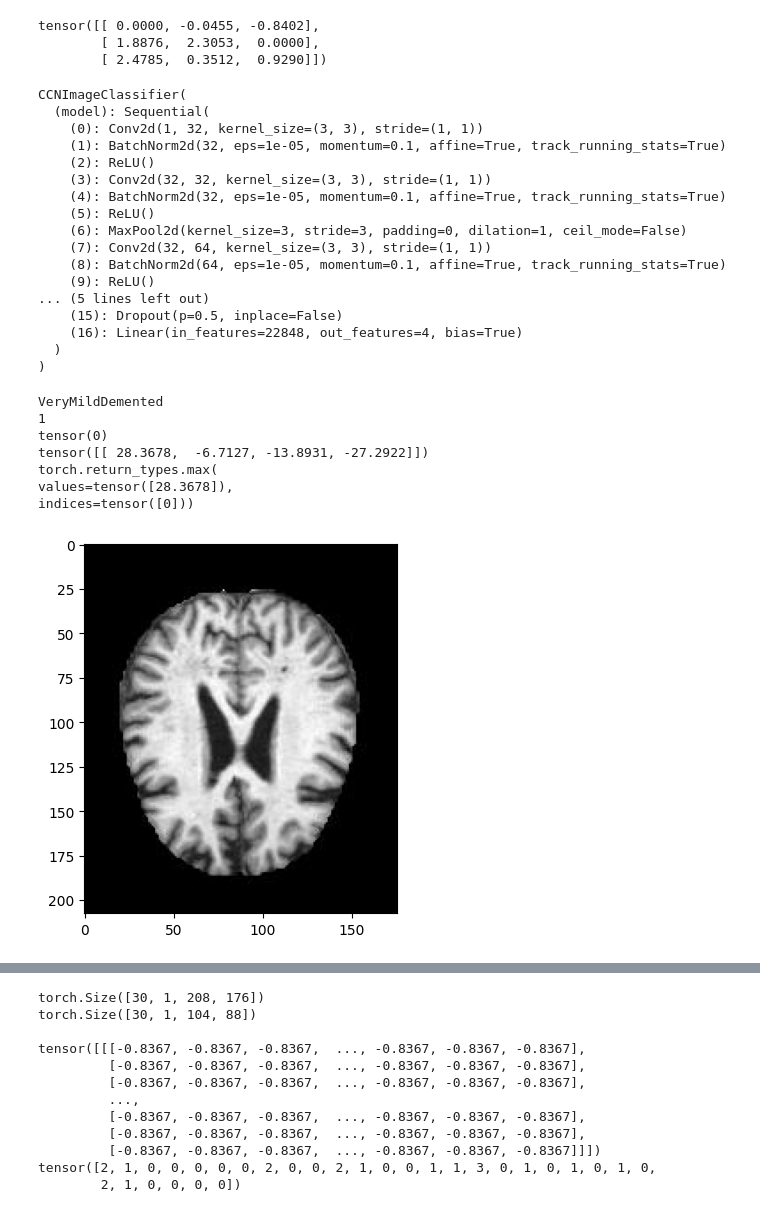
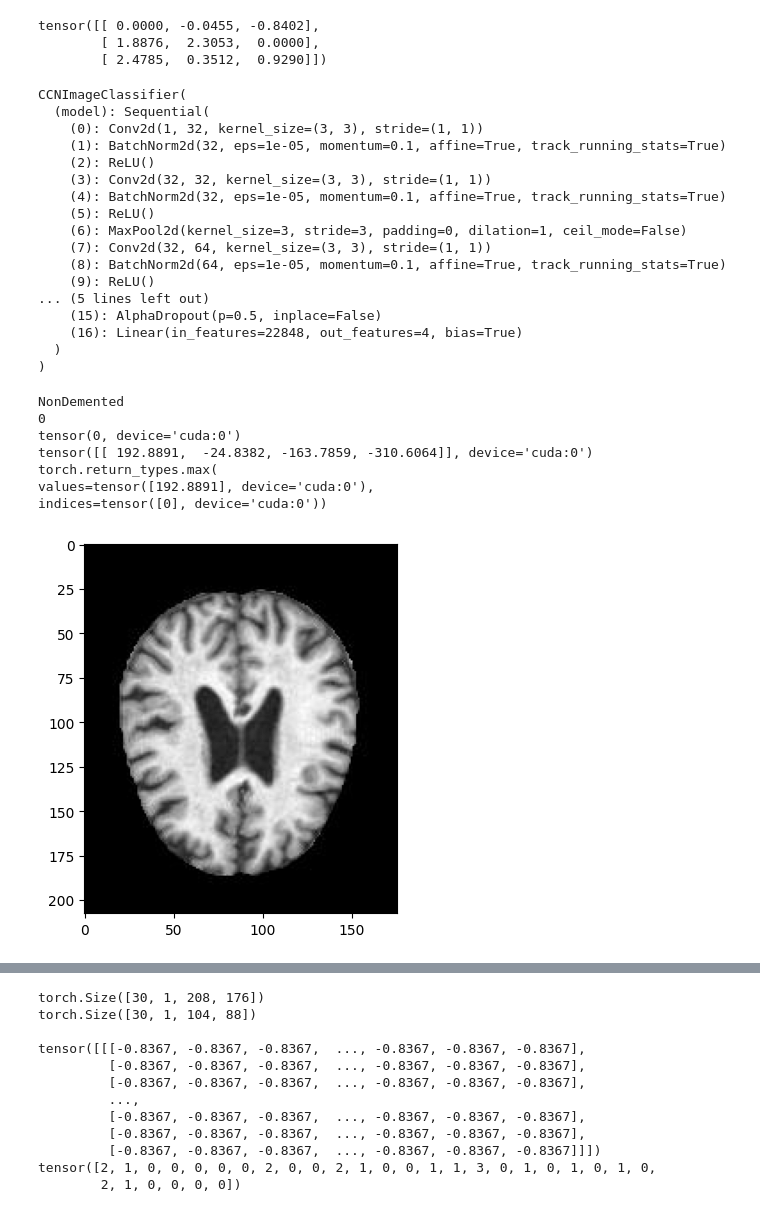
Before and after one commit to RBosso/Prediction-of-Alzheimers-Severity-Using-Machine-Learning-Methods, a Jupyter notebook: Alzheimer_Prediction.ipynb, the cells around one changed output, grey strips where cells are left out. Cells and saved outputs as stored; diff of their text form; code cells hidden in the pictures.

```diff
--- a/Alzheimer_Prediction.ipynb
+++ b/Alzheimer_Prediction.ipynb
@@ -291,7 +307,8 @@ class CCNImageClassifier(torch.nn.Module):
             # torch.nn.BatchNorm2d(64),
 
             torch.nn.Flatten(),
-            torch.nn.Dropout(0.5),
+            # torch.nn.Dropout(0.6),
+            torch.nn.AlphaDropout(0.4),
             torch.nn.Linear(64*21*17, 4), #64*48*40
             # torch.nn.ReLU(),
             # # torch.nn.BatchNorm1d(30720),
@@ -309,7 +326,7 @@ class CCNImageClassifier(torch.nn.Module):
         return self.model(x)
 
 # Instance of the  convolutional neural network, loss, optimizer
-clf = CCNImageClassifier().to('cpu')
+clf = CCNImageClassifier().to(device)
 opt = Adam(clf.parameters(), lr=1e-3)
 loss_fn = torch.nn.CrossEntropyLoss()
 
@@ -321,10 +338,18 @@ if __name__ == "__main__":
     for epoch in range(25): # train for 20 epochs
         total_correct = 0
         total_samples = 0
+        clf.train()
+
+        if clf.training:
+            # it's in train mode
+            print("Now Training Epoch", epoch)
+        else:
+            # it's in eval mode
+            print("Not Working")
 
         for batch in train_dataloader:
             X,y = batch
-            X, y = X.float().to('cpu'), y.to('cpu') #Input tensor values are translated to float variables to match bias variable type
+            X, y = X.float().to(device), y.to(device) #Input tensor values are translated to float variables to match bias variable type
             yhat = clf(X)
             loss = loss_fn(yhat, y)
 
@@ -341,13 +366,24 @@ if __name__ == "__main__":
         Accuracy = total_correct / total_samples *100
         EpochAccuracy.append(Accuracy)
 
+        clf.eval()
+
         #Validation Tracking
         with torch.no_grad():  # deactivate autograd engine to reduce memory usage and speed up computations
             valid_correct = 0
             valid_samples = 0
+
+            if clf.training:
+            # it's in train mode
+                print("Still Training, validation interference")
+            else:
+                print("Now validating at Epoch", epoch) #Confirms that validation data is not impacting training process
+            # it's in eval mode
+
+
             for data in test_dataloader:
                 X_valid,y_valid = data  # replace 'device' with your device, e.g., 'cuda' or 'cpu'
-                X_valid, y_valid = X_valid.float().to('cpu'), y_valid.to('cpu')
+                X_valid, y_valid = X_valid.float().to(device), y_valid.to(device)
 
                 valid_outputs = clf(X_valid)
                 # Calculate Classification Training Accuracy
@@ -362,5 +398,6 @@ if __name__ == "__main__":
 
         print(f"Epoch:{epoch} loss is {loss.item()}, Training Accuracy is {Accuracy: .2f}% , Validation Accuracy is {ValidationAccuracy: .2f}%")
 
-    torch.save(clf.state_dict(), "C:/Users/ricky/model_state.pt") #Saves model
+    # torch.save(clf.state_dict(), "C:/Users/ricky/model_state.pt") #Saves model
+    torch.save(clf.state_dict(), "/content/model_state.pt") #Saves model
 # %% [output]
@@ -448,7 +486,7 @@ class CCNImageClassifier(torch.nn.Module):
             # torch.nn.BatchNorm2d(64),
 
             torch.nn.Flatten(),
-            torch.nn.Dropout(0.5),
+            torch.nn.AlphaDropout(0.5),
             torch.nn.Linear(64*21*17, 4), #64*48*40
             # torch.nn.ReLU(),
             # # torch.nn.BatchNorm1d(30720),
@@ -466,12 +504,13 @@ class CCNImageClassifier(torch.nn.Module):
         return self.model(x)
 
 # Instance of the  convolutional neural network, loss, optimizer
-clf = CCNImageClassifier().to('cpu')
+clf = CCNImageClassifier().to(device)
 # opt = Adam(clf.parameters(), lr=1e-3)
 # loss_fn = torch.nn.CrossEntropyLoss()
 
 #Later to restore:
-clf.load_state_dict(torch.load("C:/Users/ricky/model_state.pt"))
+clf.load_state_dict(torch.load("/content/model_state.pt"))
+# clf.load_state_dict(torch.load("C:/Users/ricky/model_state.pt"))
 clf.eval()
 # %% [output]
 CCNImageClassifier(
@@ -487,7 +526,7 @@ CCNImageClassifier(
     (8): BatchNorm2d(64, eps=1e-05, momentum=0.1, affine=True, track_running_stats=True)
     (9): ReLU()
 ... (5 lines left out)
-    (15): Dropout(p=0.5, inplace=False)
+    (15): AlphaDropout(p=0.5, inplace=False)
     (16): Linear(in_features=22848, out_features=4, bias=True)
   )
 )
@@ -502,7 +541,7 @@ test_img = cv.imread(testing_images[test_number][1],0)
 
 norm_read = (test_img - test_img.mean())/test_img.std() #Normalizes the input data read from the grayscale image range
 
-test_tensor = ToTensor()(test_img).unsqueeze(0).to('cpu')
+test_tensor = ToTensor()(test_img).unsqueeze(0).to(device)
 
 print(testing_images[test_number][0])
 print(classes.index(testing_images[test_number][0]))
@@ -522,39 +561,39 @@ with torch.no_grad():  # deactivate autograd engine to reduce memory usage and s
     total_samples = 0
     for data in train_dataloader:
         X,y = data
-        X, y = X.float().to('cpu'), y.to('cpu')
+        X, y = X.float().to(device), y.to(device)
 
         outputs = clf(X)
         # Calculate Classification Training Accuracy
         _, predicted = outputs.max(1)
         total_correct += (predicted == y).sum().item()
         total_samples += y.size(0)
         # print(total_correct/total_samples)
     Accuracy = total_correct / total_samples *100
     print("Training Accuracy =",Accuracy,"%")
 
 #Tests accuracy for testing data
 with torch.no_grad():  # deactivate autograd engine to reduce memory usage and speed up computations
     total_correct = 0
     total_samples = 0
     for data in test_dataloader:
         X,y = data  # replace 'device' with your device, e.g., 'cuda' or 'cpu'
-        X, y = X.float().to('cpu'), y.to('cpu')
+        X, y = X.float().to(device), y.to(device)
 
         outputs = clf(X)
         # Calculate Classification Training Accuracy
         _, predicted = outputs.max(1)
         total_correct += (predicted == y).sum().item()
         total_samples += y.size(0)
         # print(total_correct/total_samples)
     Accuracy = total_correct / total_samples *100
     print("Testing Accuracy =",Accuracy, "%")
 # %% [output]
-VeryMildDemented
-1
-tensor(0)
-tensor([[ 28.3678,  -6.7127, -13.8931, -27.2922]])
+NonDemented
+0
+tensor(0, device='cuda:0')
+tensor([[ 192.8891,  -24.8382, -163.7859, -310.6064]], device='cuda:0')
 torch.return_types.max(
-values=tensor([28.3678]),
-indices=tensor([0]))
+values=tensor([192.8891], device='cuda:0'),
+indices=tensor([0], device='cuda:0'))
-[figure, old version]
+[figure, new version]
```
Also changed, not shown: parts of 11 cells of this notebook, 1 other file.
